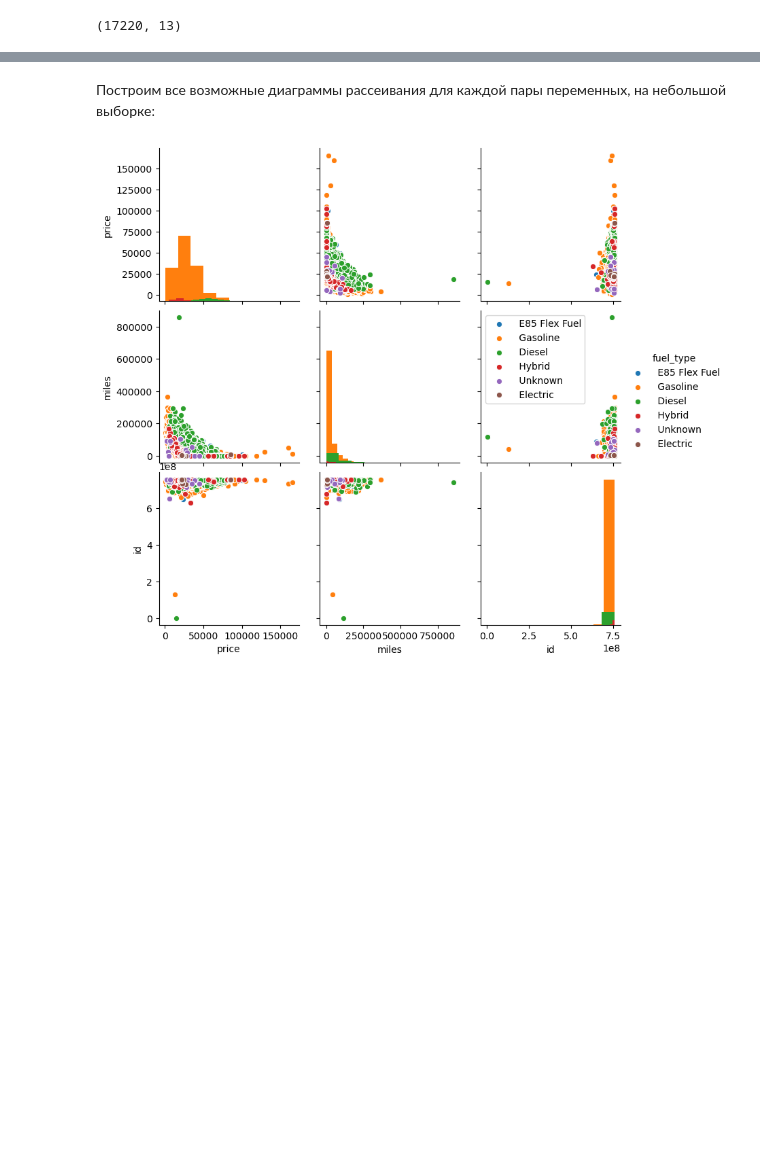
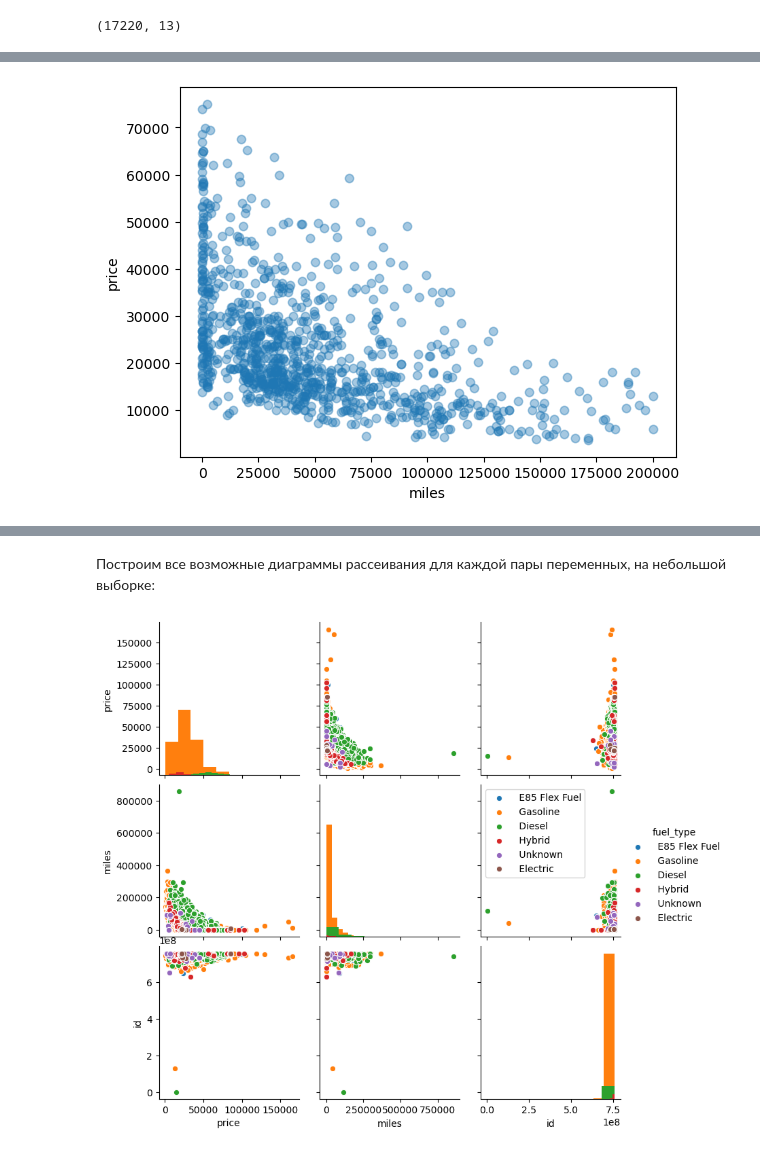
Before and after one commit to SlavikLenkin/MachineLearning, a Jupyter notebook: MachineLearning.ipynb, the cells around one changed output, grey strips where cells are left out. Cells and saved outputs as stored; diff of their text form; code cells hidden in the pictures; blank space fills up the shorter version.

```diff
--- a/MachineLearning.ipynb
+++ b/MachineLearning.ipynb
@@ -404,0 +410,10 @@ clear_data.shape
+# %%
+np.random.seed(73)
+random_subset = np.random.choice(np.arange(clear_data.shape[0]), size=1000, replace=False)
+
+plt.scatter(clear_data.iloc[random_subset]['miles'], clear_data.iloc[random_subset]['price'], alpha=0.4)
+plt.xlabel('miles')
+plt.ylabel('price')
+pass
+# %% [output]
+[figure, added]
```
Also changed, not shown: parts of 37 cells of this notebook.
